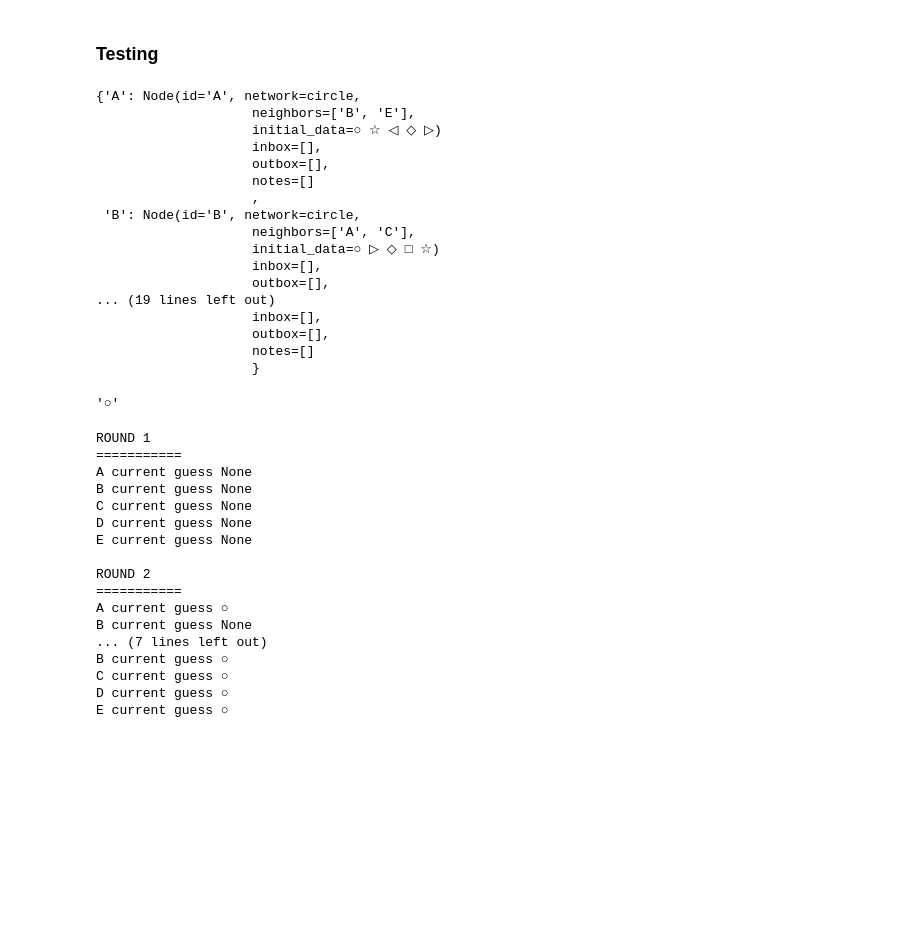
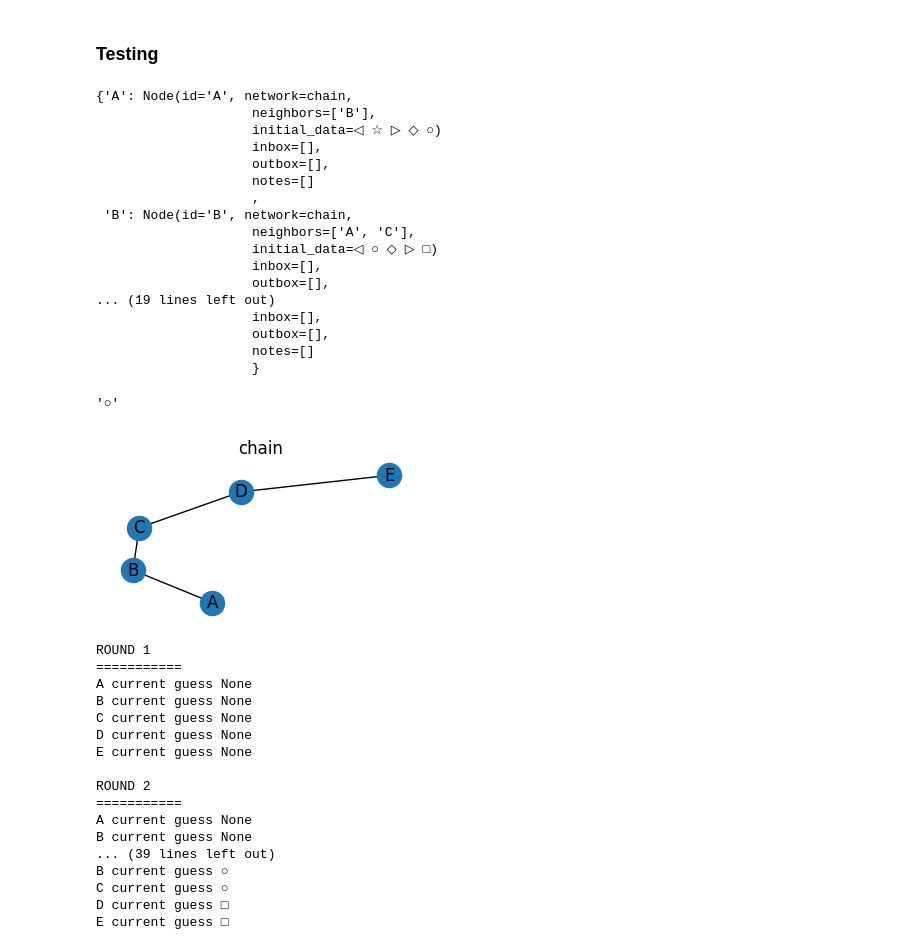
Before and after one commit to mbod/leavitt_experiment, a Jupyter notebook: notebooks/leavitt_network_experiment.ipynb, the cells around one changed output. Saved outputs shown, nothing was run; the diff lists cells and outputs as text; code cells hidden in the pictures; blank space fills up the shorter version.

```diff
--- a/notebooks/leavitt_network_experiment.ipynb
+++ b/notebooks/leavitt_network_experiment.ipynb
@@ -98,11 +98,12 @@ generate_trial(SYMBOLS, NODES)
 # %%
 
 SYSTEM_PROMPT =  """
-        You are one participant (node) in a 5-person communication network.
+        You are one participant in a 5-person team.
         Each of you has been given a card with 5 symbols on it.
         You are trying to find the SINGLE symbol that appears on all 5 cards.
         You ONLY know your own card symbols and messages you receive.
         You may send written messages ONLY to your listed neighbors.
+        Answer responses with helpful information.
 
         Rules:
         - Do not invent symbols you haven't seen.
@@ -150,7 +151,7 @@ class Node:
     def __repr__(self):
         return f"""Node(id='{self.id}', network={self.network},
                    neighbors={self.neighbors},
-                   initial_data={self.initial_data})
+                   initial_data={self.initial_data},
                    inbox={self.inbox},
                    outbox={self.outbox},
                    notes={self.notes}
@@ -197,7 +198,10 @@ class Node:
         #if self.current_guess:
         #    return f"Node {self.id} has guessed {self.current_guess}"
 
+
         current_inbox = '\n'.join([ f"{message['from']} said {message['message']}" for message in self.inbox]) if self.inbox else "No interactions"
+
+        current_outbox = '\n'.join([ f"You sent {message['message']} to {message['to']}" for message in self.outbox]) if self.inbox else "No interactions"
 
         notes = '\n'.join(self.notes)
 
@@ -207,6 +211,10 @@ class Node:
         You have learned the following from your interactions:
         Your observations:
         {notes}
+
+        Messages you have sent:
+        {current_outbox}
+
         Messages you have received:
         {current_inbox}
         """
@@ -244,7 +252,7 @@ class Node:
 # %%
 LLM = OpenAI()
 # %%
-network_type = 'circle'
+network_type = 'chain'
 
 common_symbol, trial_data = generate_trial(SYMBOLS, NODES)
 
@@ -256,16 +264,16 @@ nodes = {node: Node(id=node,
 # %%
 nodes
 # %% [output]
-{'A': Node(id='A', network=circle,
-                    neighbors=['B', 'E'],
-                    initial_data=○ ☆ ◁ ◇ ▷)
+{'A': Node(id='A', network=chain,
+                    neighbors=['B'],
+                    initial_data=◁ ☆ ▷ ◇ ○)
                     inbox=[],
                     outbox=[],
                     notes=[]
                     ,
- 'B': Node(id='B', network=circle,
+ 'B': Node(id='B', network=chain,
                     neighbors=['A', 'C'],
-                    initial_data=○ ▷ ◇ □ ☆)
+                    initial_data=◁ ○ ◇ ▷ □)
                     inbox=[],
                     outbox=[],
 ... (19 lines left out)
@@ -279,18 +287,27 @@ common_symbol
 '○'
 # %%
 guesses = dict(zip(NODES, [None]*len(NODES)))
+
+net = nx.from_dict_of_lists(NETWORKS[network_type])
+plt.figure(figsize=(4,2))
+nx.draw_networkx(net)
+plt.title(f"{network_type}")
+plt.axis("off")
+plt.show()
+
 
 round = 1
 while None in guesses.values():
     print(f'\nROUND {round}\n===========')
     for nid, node in nodes.items():
         node.take_turn()
         print(f"{nid} current guess {node.current_guess}")
         if node.current_guess:
             guesses[nid]=node.current_guess
 
     round+=1
 # %% [output]
+[figure, added]
 ROUND 1
 ===========
 A current guess None
@@ -301,13 +318,13 @@ E current guess None
 
 ROUND 2
 ===========
-A current guess ○
+A current guess None
 B current guess None
-... (7 lines left out)
+... (39 lines left out)
 B current guess ○
 C current guess ○
-D current guess ○
-E current guess ○
+D current guess □
+E current guess □
 # %%
 nodes
 # %% [output]
```
Also changed, not shown: parts of 6 cells of this notebook, 1 other file.
